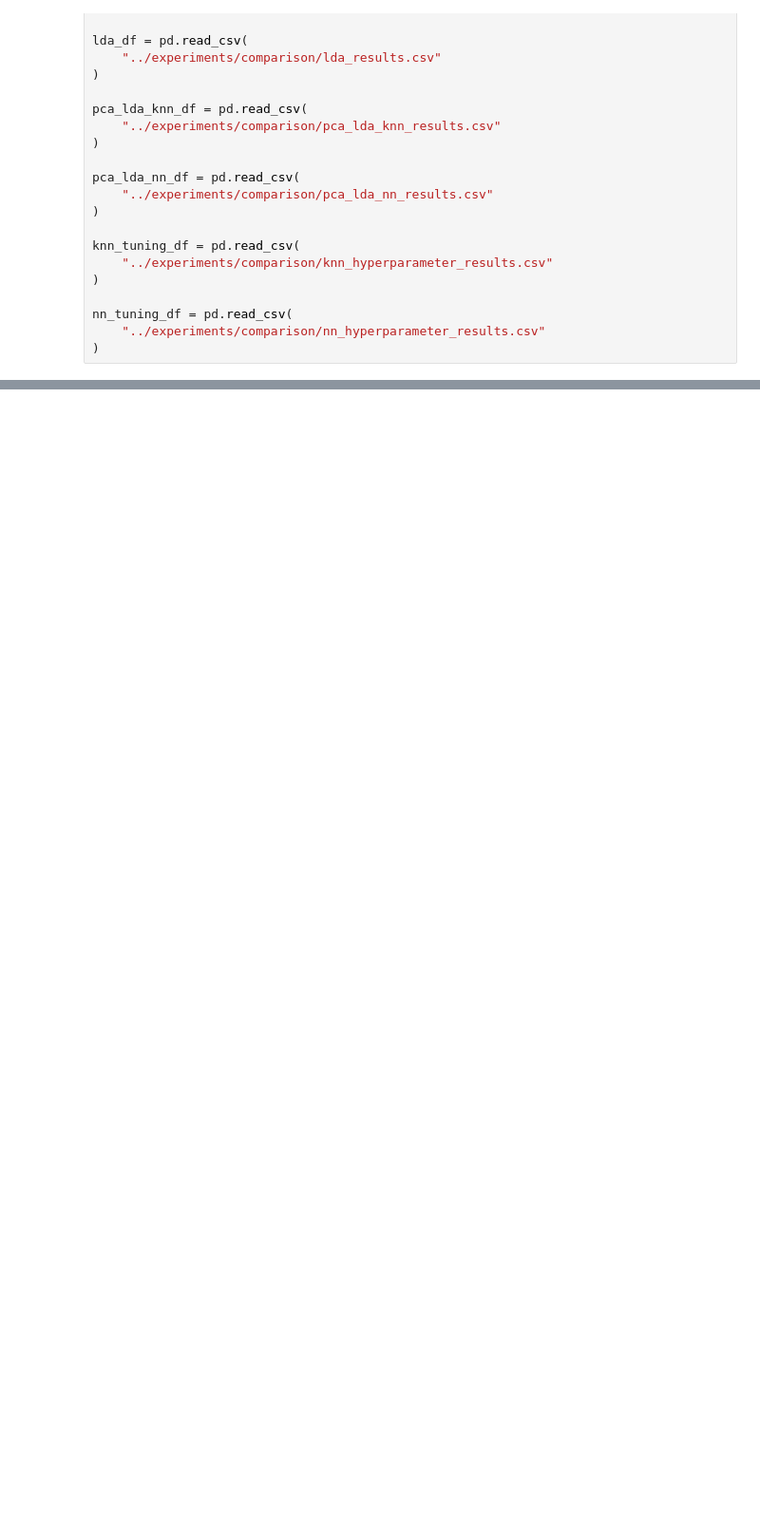
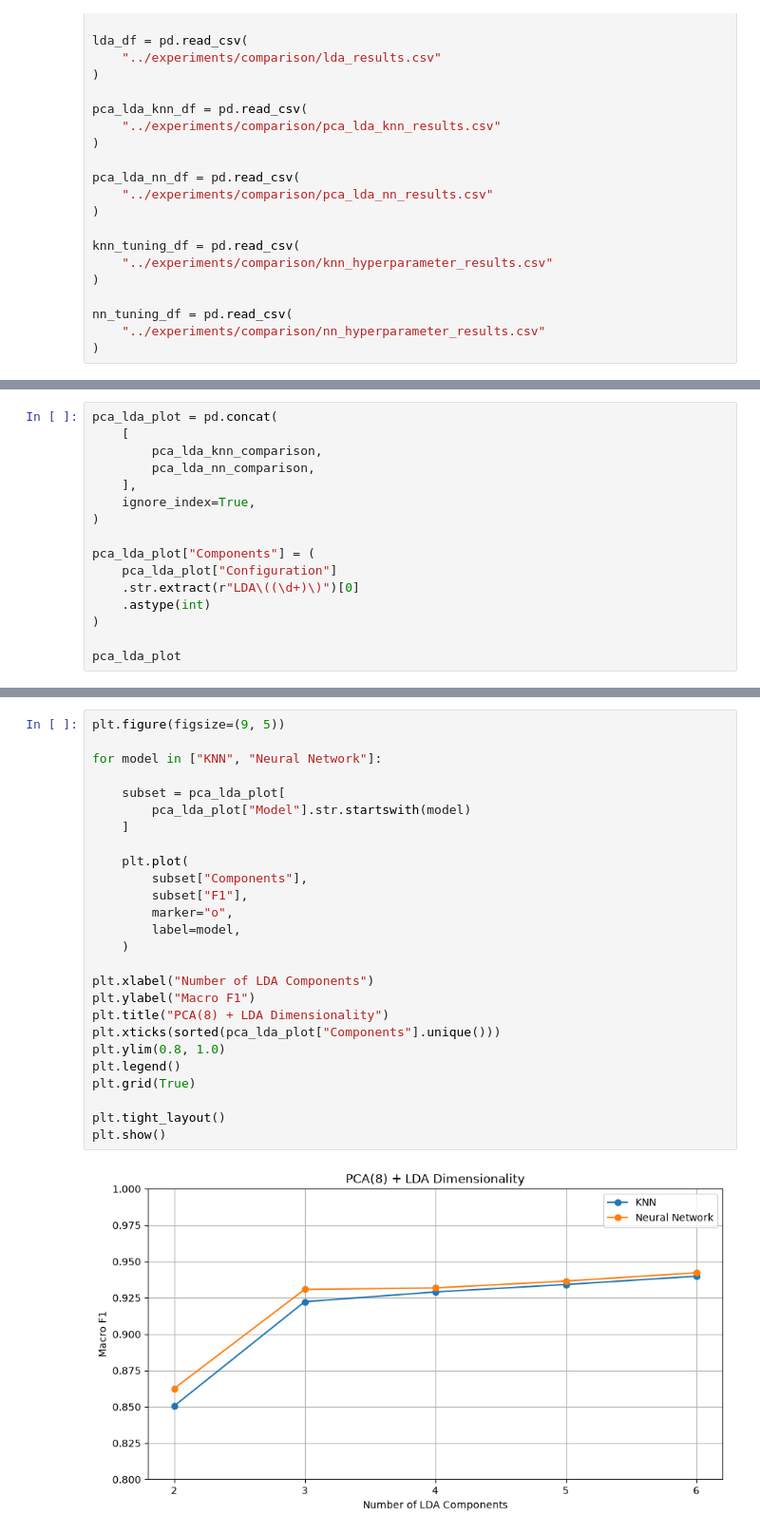
Before and after one commit to pvq-vn/dry-bean-ml, a Jupyter notebook: notebooks/07_model_comparison.ipynb, the cells around one changed output, grey strips where cells are left out. Shown at 95% size. Drawn from its saved outputs; the diff is of its cells as text; blank space fills up the shorter version.

```diff
--- a/notebooks/07_model_comparison.ipynb
+++ b/notebooks/07_model_comparison.ipynb
@@ -37,0 +433,16 @@ nn_tuning_df = pd.read_csv(
+# %%
+pca_lda_plot = pd.concat(
+    [
+        pca_lda_knn_comparison,
+        pca_lda_nn_comparison,
+    ],
+    ignore_index=True,
+)
+
+pca_lda_plot["Components"] = (
+    pca_lda_plot["Configuration"]
+    .str.extract(r"LDA\((\d+)\)")[0]
+    .astype(int)
+)
+
+pca_lda_plot
@@ -37,0 +461,28 @@ nn_tuning_df = pd.read_csv(
+# %%
+plt.figure(figsize=(9, 5))
+
+for model in ["KNN", "Neural Network"]:
+
+    subset = pca_lda_plot[
+        pca_lda_plot["Model"].str.startswith(model)
+    ]
+
+    plt.plot(
+        subset["Components"],
+        subset["F1"],
+        marker="o",
+        label=model,
+    )
+
+plt.xlabel("Number of LDA Components")
+plt.ylabel("Macro F1")
+plt.title("PCA(8) + LDA Dimensionality")
+plt.xticks(sorted(pca_lda_plot["Components"].unique()))
+plt.ylim(0.8, 1.0)
+plt.legend()
+plt.grid(True)
+
+plt.tight_layout()
+plt.show()
+# %% [output]
+[figure, added]
```
Also changed, not shown: parts of 24 cells of this notebook, 1 other file.
